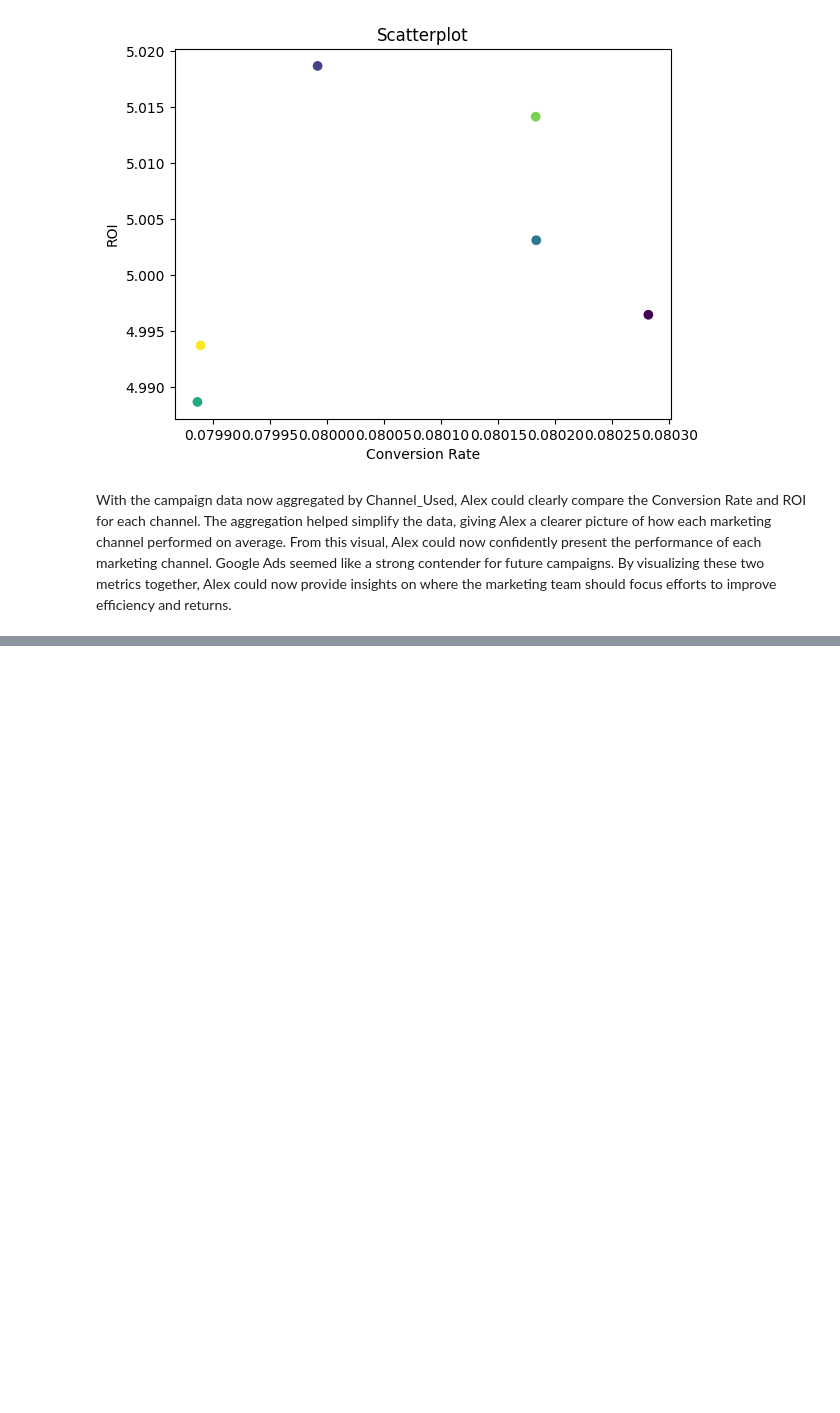
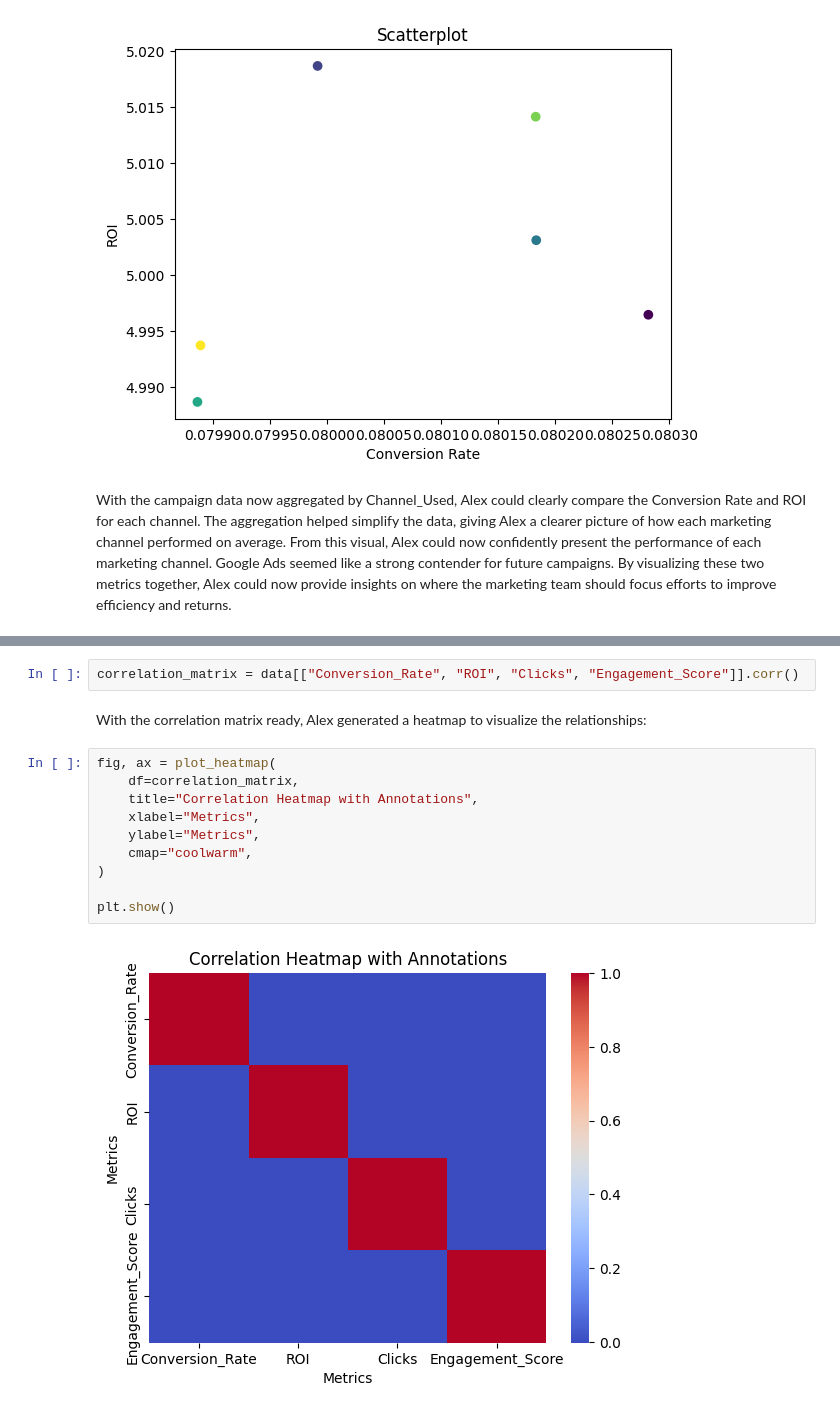
Before and after one commit to UBC-MDS/dsci_524_ezplot, a Jupyter notebook: docs/example.ipynb, the cells around one changed output, grey strips where cells are left out. Drawn from its saved outputs; the diff is of its cells as text; blank space fills up the shorter version.

Commit message:
added heatmap tutorial to the documentation

```diff
--- a/docs/example.ipynb
+++ b/docs/example.ipynb
@@ -119,0 +125,16 @@ With the campaign data now aggregated by Channel_Used, Alex could clearly compar
+# %%
+correlation_matrix = data[["Conversion_Rate", "ROI", "Clicks", "Engagement_Score"]].corr()
+# %% [markdown]
+With the correlation matrix ready, Alex generated a heatmap to visualize the relationships:
+# %%
+fig, ax = plot_heatmap(
+    df=correlation_matrix,
+    title="Correlation Heatmap with Annotations",
+    xlabel="Metrics",
+    ylabel="Metrics",
+    cmap="coolwarm",
+)
+
+plt.show()
+# %% [output]
+[figure, added]
```
Also changed, not shown: parts of 5 cells of this notebook.
